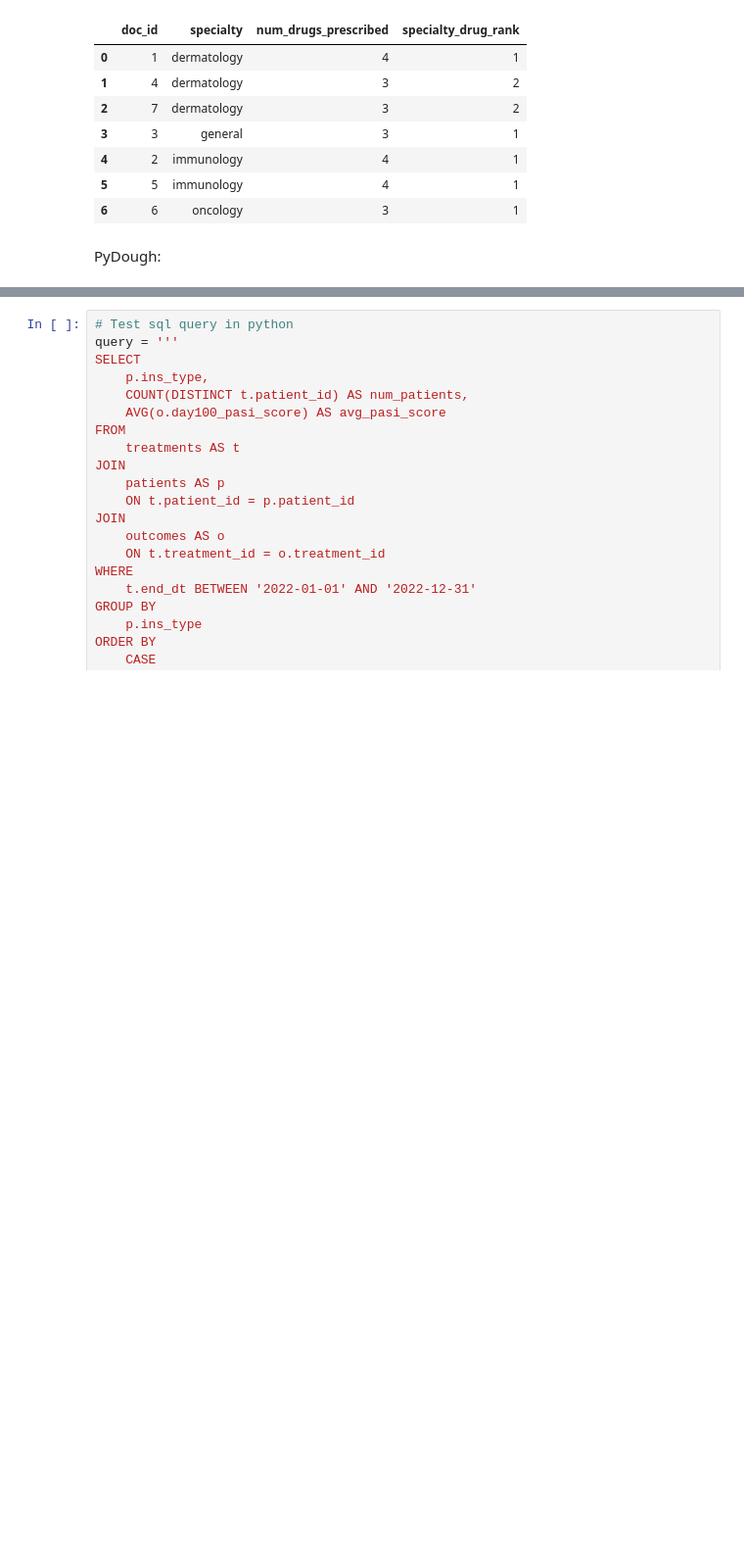
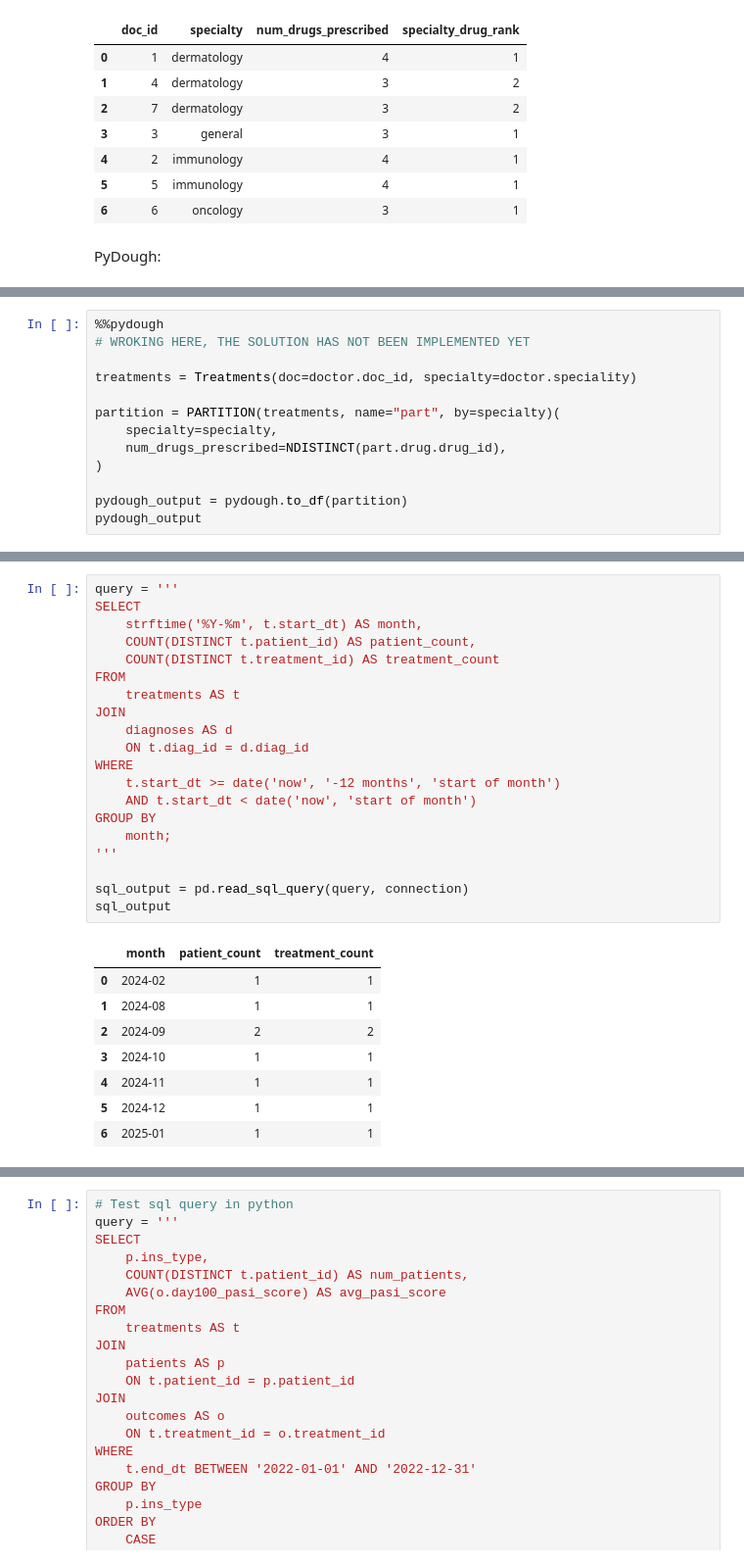
Before and after one commit to bodo-ai/text2pydough, a Jupyter notebook: workbench/GNunez/DermTreatment-PyDoughTesting.ipynb, the cells around one changed output, grey strips where cells are left out. Shown at 98% size. Cells and saved outputs as stored; diff of their text form; blank space fills up the shorter version.

```diff
--- a/workbench/GNunez/DermTreatment-PyDoughTesting.ipynb
+++ b/workbench/GNunez/DermTreatment-PyDoughTesting.ipynb
@@ -393,0 +394,13 @@ PyDough:
+# %%
+%%pydough
+# WROKING HERE, THE SOLUTION HAS NOT BEEN IMPLEMENTED YET
+
+treatments = Treatments(doc=doctor.doc_id, specialty=doctor.speciality)
+
+partition = PARTITION(treatments, name="part", by=specialty)(
+    specialty=specialty,
+    num_drugs_prescribed=NDISTINCT(part.drug.drug_id),
+)
+
+pydough_output = pydough.to_df(partition)
+pydough_output
@@ -393,0 +475,29 @@ PyDough:
+# %%
+query = '''
+SELECT
+    strftime('%Y-%m', t.start_dt) AS month,
+    COUNT(DISTINCT t.patient_id) AS patient_count,
+    COUNT(DISTINCT t.treatment_id) AS treatment_count
+FROM
+    treatments AS t
+JOIN
+    diagnoses AS d
+    ON t.diag_id = d.diag_id
+WHERE
+    t.start_dt >= date('now', '-12 months', 'start of month')
+    AND t.start_dt < date('now', 'start of month')
+GROUP BY
+    month;
+'''
+
+sql_output = pd.read_sql_query(query, connection)
+sql_output
+# %% [output]
+|  | month | patient_count | treatment_count |
+| 0 | 2024-02 | 1 | 1 |
+| 1 | 2024-08 | 1 | 1 |
+| 2 | 2024-09 | 2 | 2 |
+| 3 | 2024-10 | 1 | 1 |
+| 4 | 2024-11 | 1 | 1 |
+| 5 | 2024-12 | 1 | 1 |
+| 6 | 2025-01 | 1 | 1 |
```
Also changed, not shown: parts of 59 cells of this notebook.
